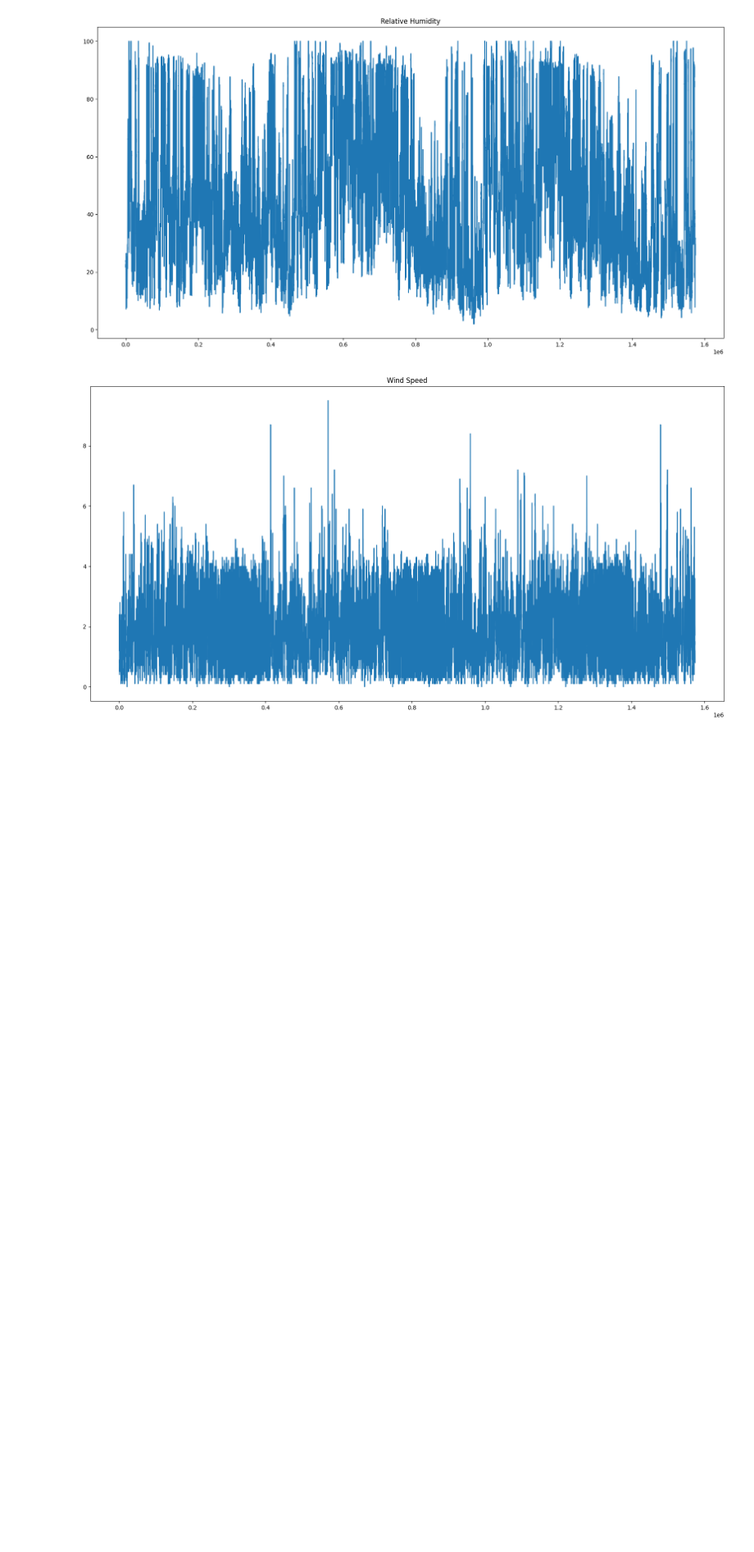
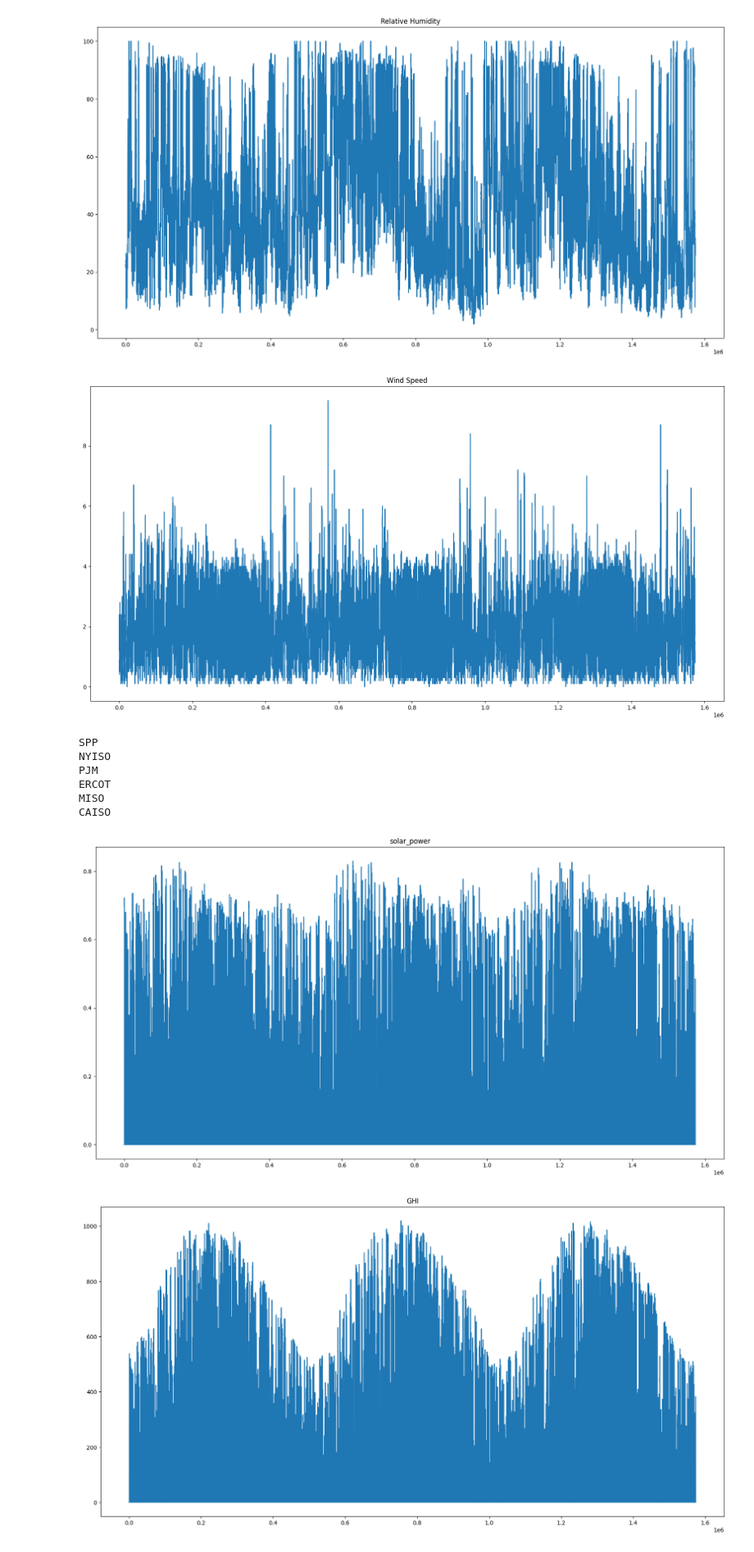
Before and after one commit to Watson15/cucai2025, a Jupyter notebook: code/combined.ipynb, the cells around one changed output. Shown at 82% size. Cells and saved outputs as stored; diff of their text form; code cells hidden in the pictures; blank space fills up the shorter version.

```diff
--- a/code/combined.ipynb
+++ b/code/combined.ipynb
@@ -122,0 +327,36 @@ for attribute in attributes:
+# %%
+
+ERCOT_df = pd.DataFrame(ERCOT_mean_df[attributes])
+ERCOT_df['time'] = pd.to_datetime(ERCOT_df['time'], format=date_format)
+# %%
+MISO_df = pd.DataFrame(MISO_mean_df[attributes])
+MISO_df['time'] = pd.to_datetime(MISO_df['time'], format=date_format)
+# %%
+CAISO_df = pd.DataFrame(CAISO_mean_df[attributes])
+CAISO_df['time'] = pd.to_datetime(CAISO_df['time'], format=date_format)
+# %%
+attributes= ["solar_power", "GHI"]
+def plot_attribute(df, attributes,datasetName):
+    print(datasetName)
+    for attribute in attributes:
+        if( attribute == 'time'):
+            continue
+        plt.figure(figsize=(20,10))
+        plt.plot(df[attribute], label=attribute)
+        plt.title(attribute)
+# %%
+Datasets = [SPP_df, NYISO_df, PJM_df, ERCOT_df, MISO_df, CAISO_df]
+DatasetNames = ["SPP", "NYISO", "PJM", "ERCOT", "MISO", "CAISO"]
+i = 0
+for dataset in Datasets:
+    plot_attribute(dataset, attributes, DatasetNames[i])
+    i+=1
+# %% [output]
+SPP
+NYISO
+PJM
+ERCOT
+MISO
+CAISO
+[figure, added]
+[figure, added]
```
Also changed, not shown: parts of 14 cells of this notebook.
